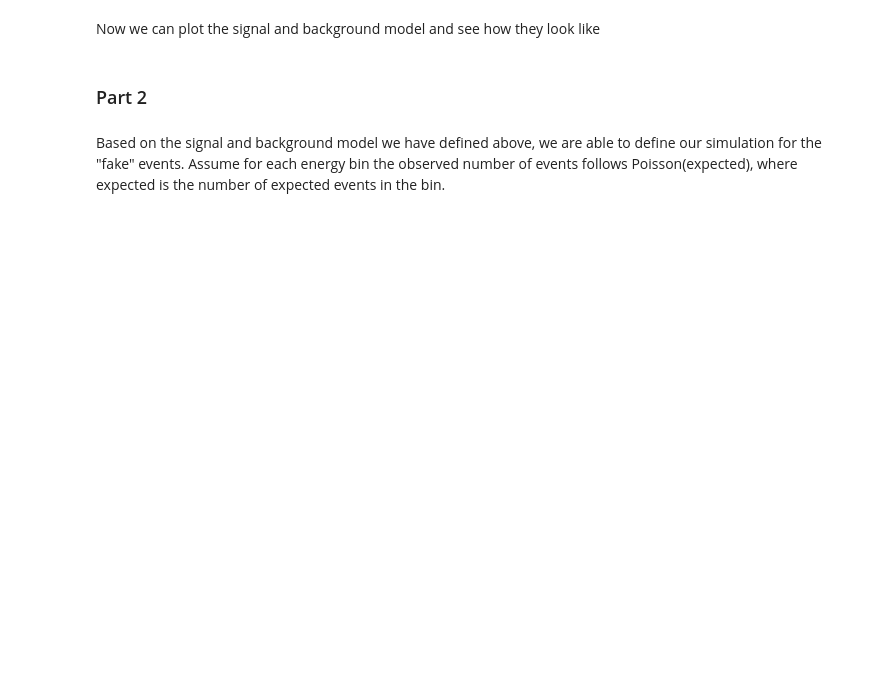
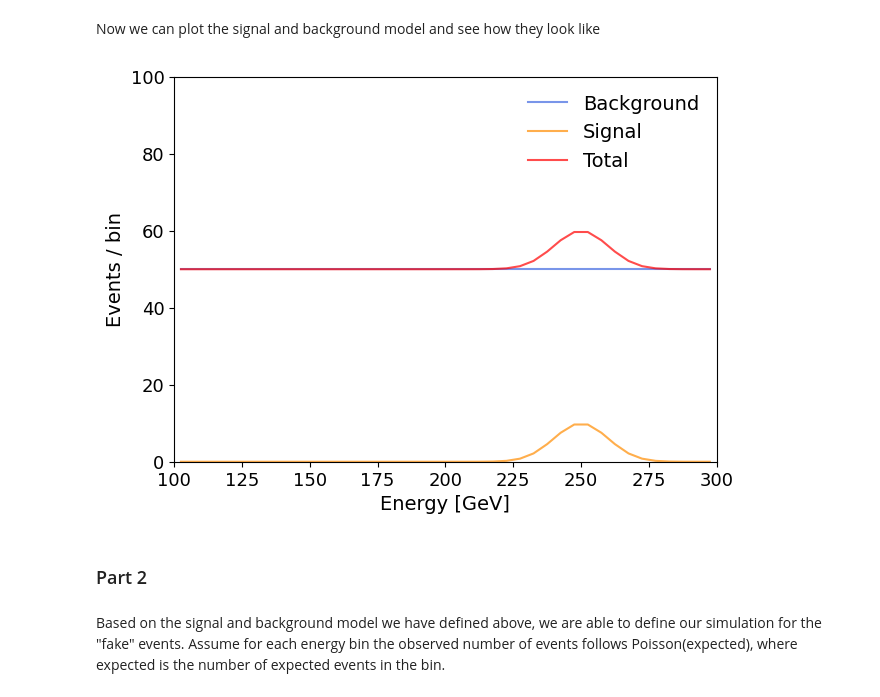
Before and after one commit to jchismar/DSC291, a Jupyter notebook: Homework_05_WI25.ipynb, the cells around one changed output. Drawn from its saved outputs; the diff is of its cells as text; code cells hidden in the pictures; blank space fills up the shorter version.

```diff
--- a/Homework_05_WI25.ipynb
+++ b/Homework_05_WI25.ipynb
@@ -51,7 +63,14 @@ def background(E_min, E_max, n_bins, B):
         bkg_counts: array contains the expected number of backgrounds in each energy bin
     '''
     # Implement your code below
-    return energies, bkg_counts  # Constant background
+    bin_edges = np.linspace(E_min, E_max, n_bins+1)
+    bin_centers = (bin_edges[1:] + bin_edges[:-1])/2
+    bkg_counts = np.ones(n_bins)*np.round((B/n_bins),2)
+
+
+    energies = bin_centers
+
+    return energies, bkg_counts   # Constant background
 # %%
 E_min = 100
 E_max = 300
@@ -76,7 +95,19 @@ def signal(E_min, E_max, n_bins, E_0, sigma, S):
         signal_counts: array contains the expected number of signals in each energy bin
     '''
     # Implement your code below
+    E_bins = np.linspace(E_min, E_max, n_bins + 1)
+    E_centers = (E_bins[:-1] + E_bins[1:]) / 2  # Bin centers
+    bin_width = E_bins[1] - E_bins[0]  # Width of each bin
+
+    S_E = S * bin_width * (1 / (sigma * np.sqrt(2 * np.pi))) * np.exp(-((E_centers - E_0) ** 2) / (2 * sigma**2))
+    #hist = np.histogram(data, bins=40)
+    signal_counts = S_E
+
+    energies = [(E_min + bin_width/2 + i*bin_width) for i in range(n_bins)]
+    #energies = (hist[1][1:]+hist[1][:-1])/2 #bin centers
+
     return energies, signal_counts
+    #return E_centers, S_E, E_bins
 # %%
 E_0 = 250
 sigma = 10
@@ -90,16 +121,18 @@ Now we can plot the signal and background model and see how they look like
 # %%
 plt.figure(figsize=(7, 5))
 plt.plot(energies, bkg_counts, alpha=0.7, color='royalblue', label='Background')
 plt.plot(energies, signal_counts, alpha=0.7, color='darkorange', label='Signal')
-plt.plot(energies, signal_counts+bkg_counts, alpha=0.7, color='red', label='Total')
+plt.plot(energies, (signal_counts+bkg_counts), alpha=0.7, color='red', label='Total')
 plt.xlabel('Energy [GeV]', fontsize=14)
 plt.ylabel('Events / bin', fontsize=14)
 plt.xticks(fontsize=13)
 plt.yticks(fontsize=13)
 plt.legend(frameon=False, fontsize=14)
 plt.xlim(100, 300)
 plt.ylim(0, 100)
 plt.show()
+# %% [output]
+[figure, added]
 # %% [markdown]
 ### Part 2
 # %% [markdown]
```
Also changed, not shown: parts of 13 cells of this notebook.
